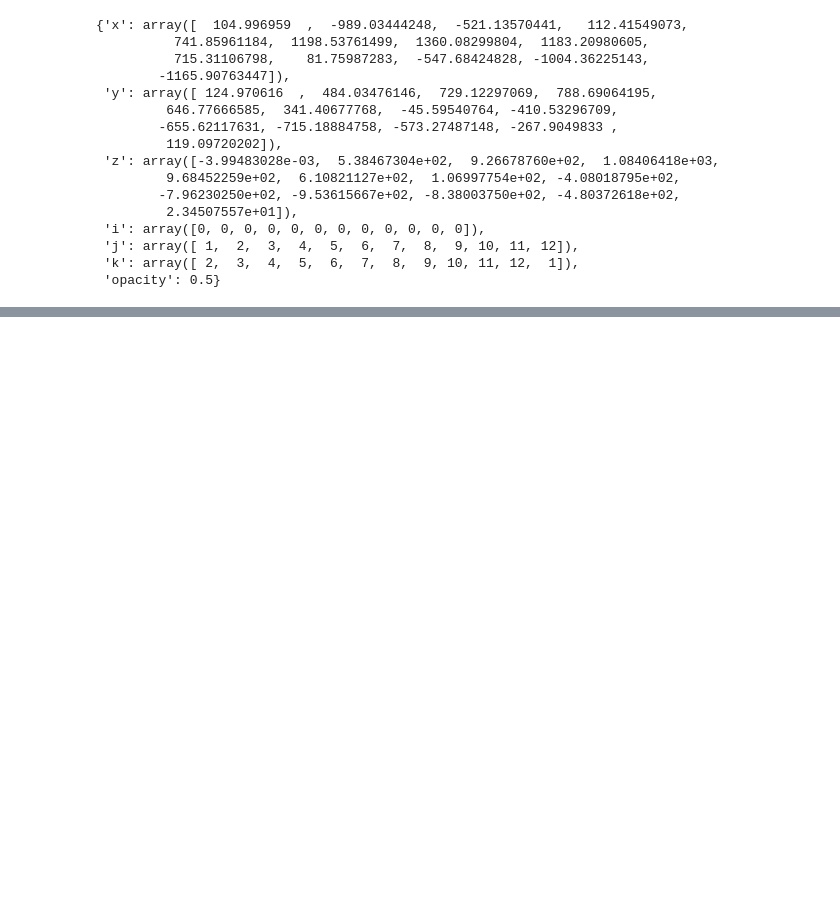
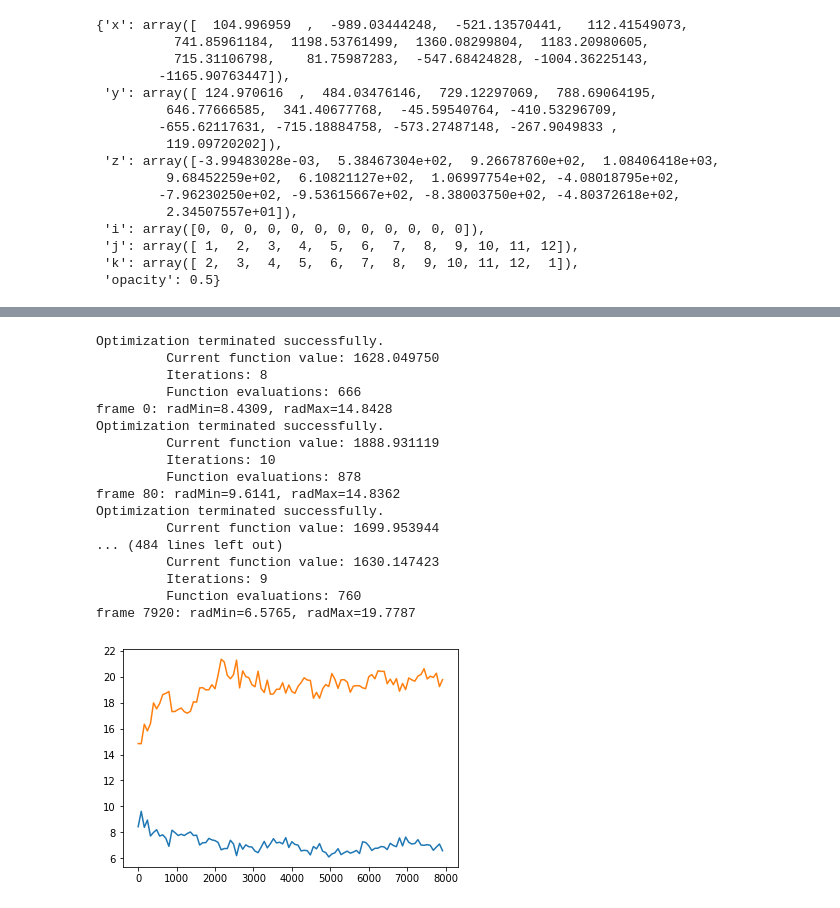
Before and after one commit to wesleymsmith/Piezo_Channel_Radius, a Jupyter notebook: Cone_Fit_Channel_COM_data.ipynb, the cells around one changed output, grey strips where cells are left out. Cells and saved outputs as stored; diff of their text form; code cells hidden in the pictures; blank space fills up the shorter version.

Commit message:
renamed cone fitting notebook more appropriately, computed plot of min / max radius over time for cone fit

```diff
--- a/Analyze_Channel_COM_data.ipynb
+++ b/Cone_Fit_Channel_COM_data.ipynb
@@ -291,9 +291,17 @@ gen_cone_mesh(
  'j': array([ 1,  2,  3,  4,  5,  6,  7,  8,  9, 10, 11, 12]),
  'k': array([ 2,  3,  4,  5,  6,  7,  8,  9, 10, 11, 12,  1]),
  'opacity': 0.5}
+# %%
+def cone_rad_at_z(coneDat,z):
+    c_o=coneDat[:3]
+    c_ax=coneDat[3:6]
+    c_theta=coneDat[6]
+
+    xh=(z-c_o[2])*c_ax[2]/np.sqrt(np.sum(c_ax**2))
+    return(xh*np.tan(c_theta))
 # %%
 go=ply.graph_objs
-frame=8000
+frame=1
 coordDataFrame=comDataFrame.query('Frame == %g'%frame)
 chainColors=['red','green','blue']
 plotData=[
@@ -333,5 +341,10 @@ fig=go.Figure(
     layout=dict(width=800,height=600,title='Frame %g'%frame)
 )
 fig.show()
+
+print("frame %g rad(zMin),rad(zMax):"%frame,
+    cone_rad_at_z(optParm.x,coordDataFrame['Z'].min()),
+    cone_rad_at_z(optParm.x,coordDataFrame['Z'].max())
+)
 # %% [output]
 Optimization terminated successfully.
@@ -359,0 +374,41 @@ array([ 1.04153909e+02,  1.20843410e+02, -1.58918249e+01, -4.36862382e-02,
+# %%
+frameSet=np.arange(100)*80
+radDat=np.zeros(shape=(len(frameSet),2))
+for iFrame,frame in enumerate(frameSet):
+    coordDataFrame=comDataFrame.query('Frame == %g'%frame)
+    optParm=sp.optimize.minimize(
+    fun=get_coneFitNorm_fun(coordDataFrame[['X','Y','Z']].to_numpy()),
+    x0=[coordDataFrame['X'].mean(),
+        coordDataFrame['Y'].mean(),
+        coordDataFrame['Z'].min()-1,
+        0,0,1,np.pi*10.0/180.0],
+    method='Powell',
+    options={'disp':True})
+    radDat[iFrame]=[
+        cone_rad_at_z(optParm.x,coordDataFrame['Z'].min()),
+        cone_rad_at_z(optParm.x,coordDataFrame['Z'].max())]
+    print("frame %g: radMin=%.4f, radMax=%.4f"%(
+        frame,radDat[iFrame,0],radDat[iFrame,1]))
+
+sns.lineplot(frameSet,radDat[:,0])
+sns.lineplot(frameSet,radDat[:,1])
+plt.show()
+# %% [output]
+Optimization terminated successfully.
+         Current function value: 1628.049750
+         Iterations: 8
+         Function evaluations: 666
+frame 0: radMin=8.4309, radMax=14.8428
+Optimization terminated successfully.
+         Current function value: 1888.931119
+         Iterations: 10
+         Function evaluations: 878
+frame 80: radMin=9.6141, radMax=14.8362
+Optimization terminated successfully.
+         Current function value: 1699.953944
+... (484 lines left out)
+         Current function value: 1630.147423
+         Iterations: 9
+         Function evaluations: 760
+frame 7920: radMin=6.5765, radMax=19.7787
+[figure, added]
```
Also changed, not shown: parts of 1 cell of this notebook.
